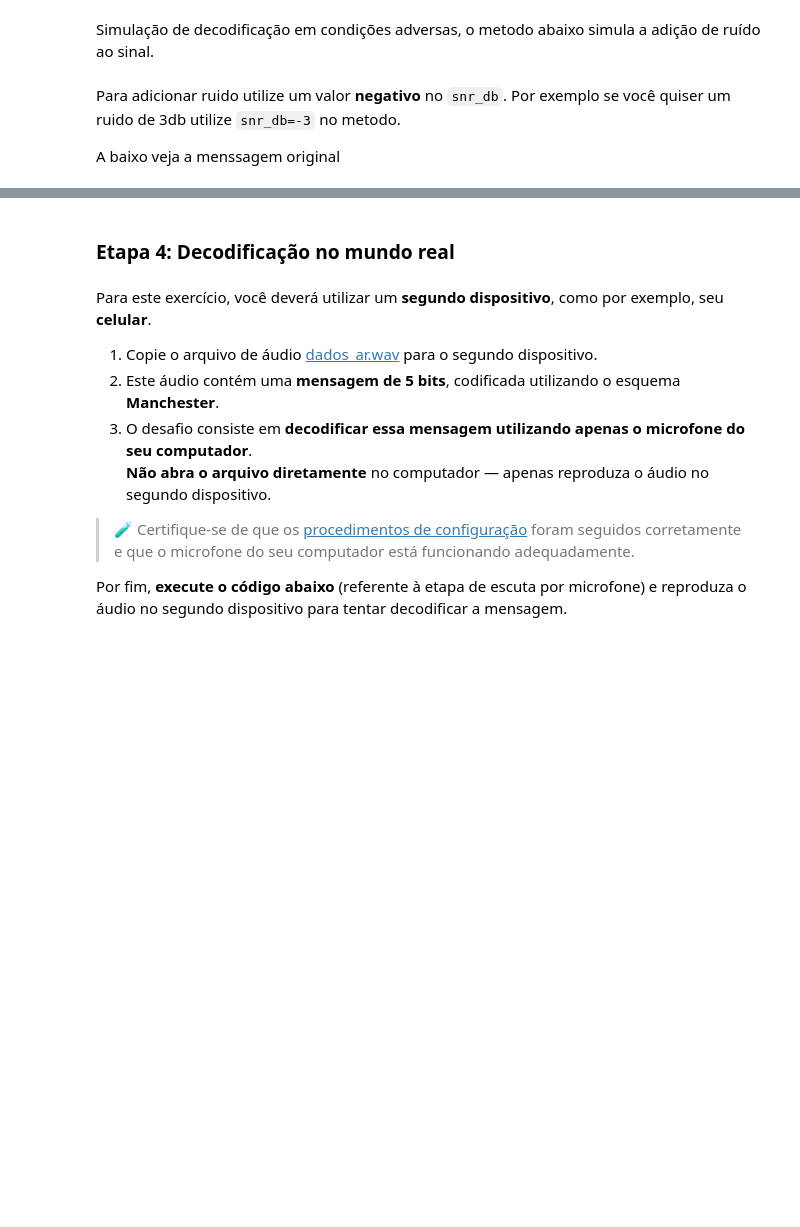
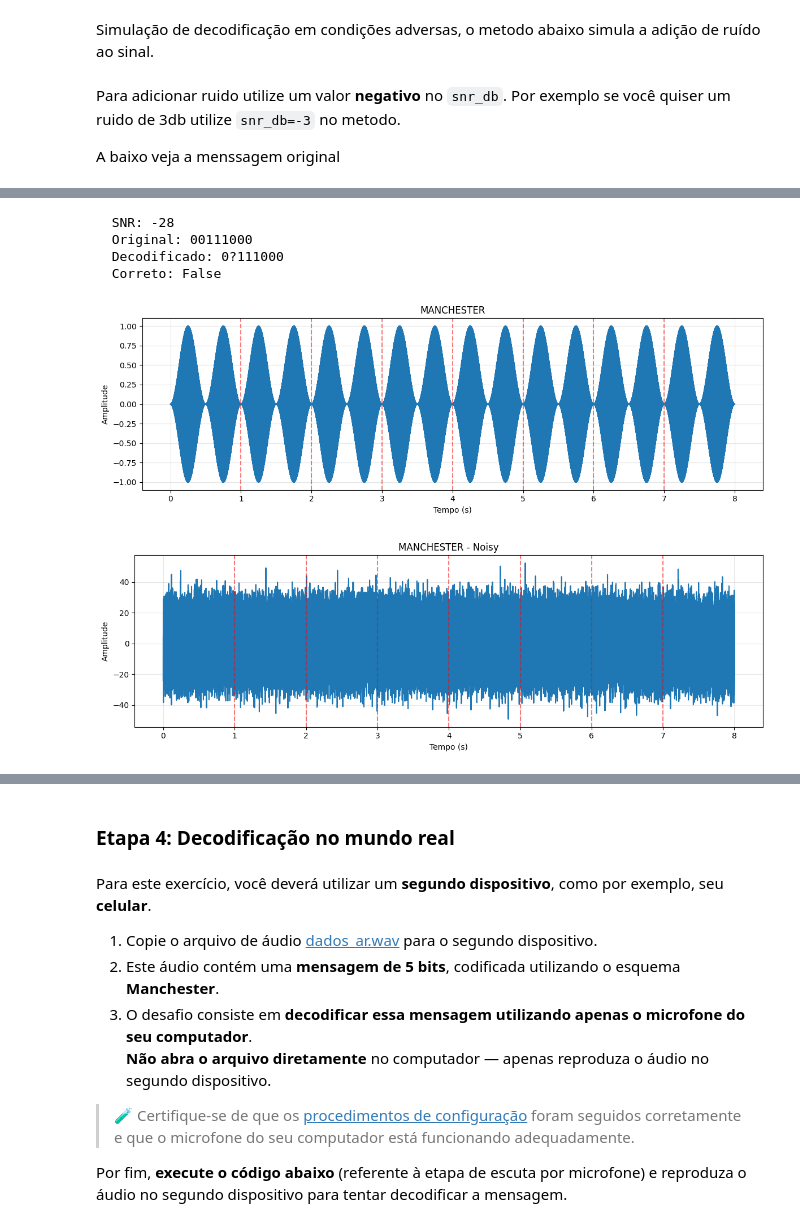
Before and after one commit to 4nandaw/rc2025.1, a Jupyter notebook: modulacao/lab_notebook.ipynb, the cells around one changed output, grey strips where cells are left out. Drawn from its saved outputs; the diff is of its cells as text; code cells hidden in the pictures; blank space fills up the shorter version.

```diff
--- a/modulacao/lab_notebook.ipynb
+++ b/modulacao/lab_notebook.ipynb
@@ -599,0 +637,23 @@ print(f"  Correto: {original_bits == decoded}\n")
+# %%
+snr=-28
+
+clean_signal = encode_manchester(original_bits)
+
+noisy_signal = adicionar_ruido(clean_signal, snr)
+# sd.play(noisy_signal, SAMPLE_RATE)
+# sd.wait()
+decoded = decode_manchester(noisy_signal, len(original_bits))
+print(f"  SNR: {snr}")
+print(f"  Original: {original_bits}")
+print(f"  Decodificado: {decoded}")
+print(f"  Correto: {original_bits == decoded}\n")
+
+plot_signal(clean_signal, 'MANCHESTER', len(original_bits))
+plot_signal(noisy_signal, 'MANCHESTER - Noisy', len(original_bits))
+# %% [output]
+  SNR: -28
+  Original: 00111000
+  Decodificado: 0?111000
+  Correto: False
+[figure, added]
+[figure, added]
```
Also changed, not shown: parts of 10 cells of this notebook.
